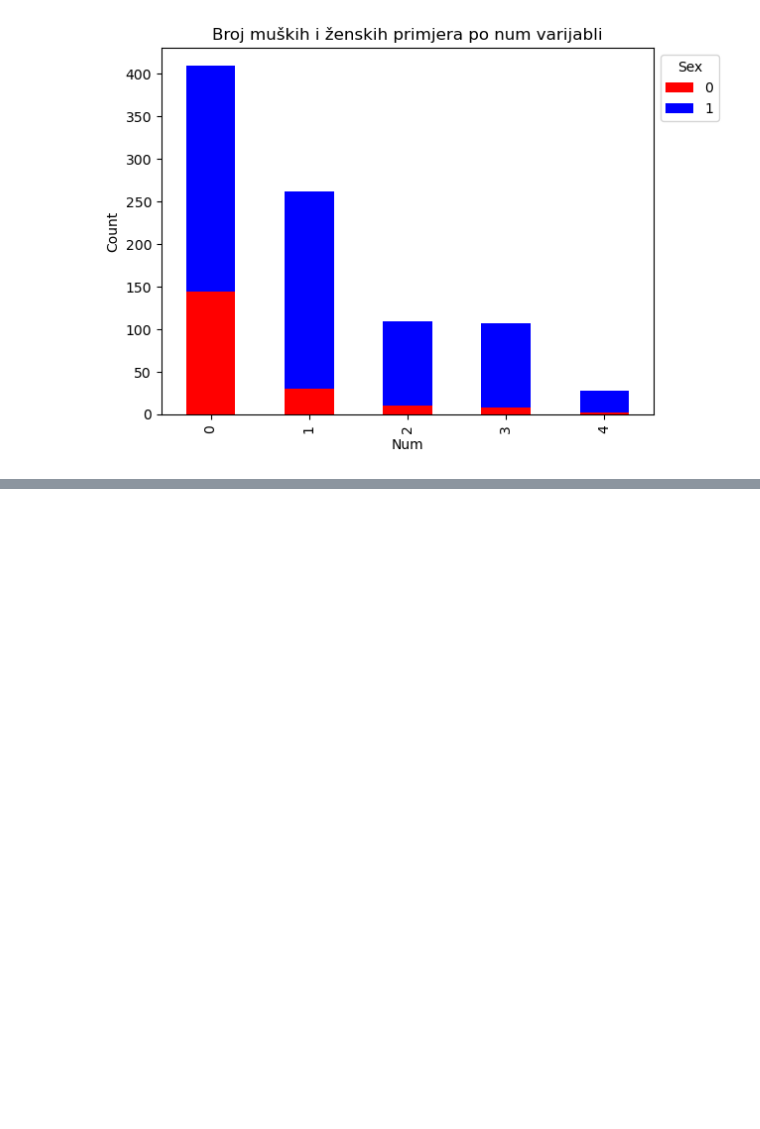
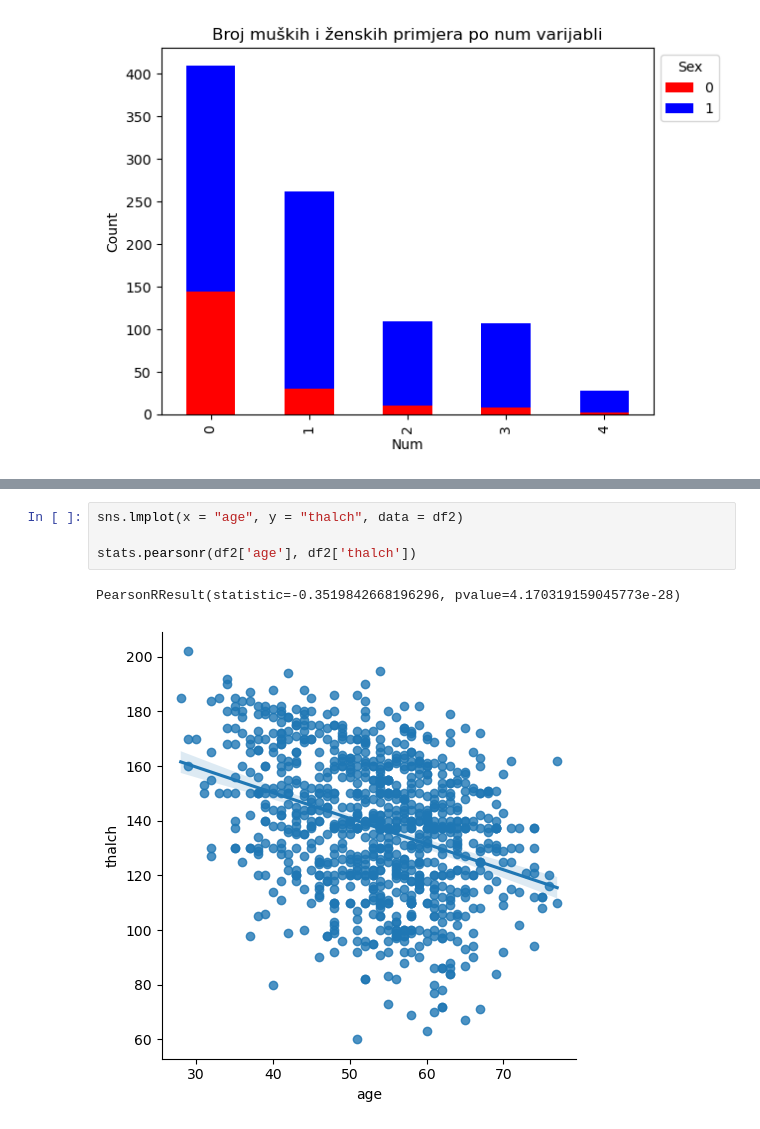
Before and after one commit to lucijaprodan/UZOP-project, a Jupyter notebook: ML_hf_analysis.ipynb, the cells around one changed output, grey strips where cells are left out. Saved outputs shown, nothing was run; the diff lists cells and outputs as text; blank space fills up the shorter version.

```diff
--- a/ML_hf_analysis.ipynb
+++ b/ML_hf_analysis.ipynb
@@ -801,0 +889,7 @@ plt.show()
+# %%
+sns.lmplot(x = "age", y = "thalch", data = df2)
+
+stats.pearsonr(df2['age'], df2['thalch'])
+# %% [output]
+PearsonRResult(statistic=-0.3519842668196296, pvalue=4.170319159045773e-28)
+[figure, added]
```
Also changed, not shown: parts of 11 cells of this notebook.
